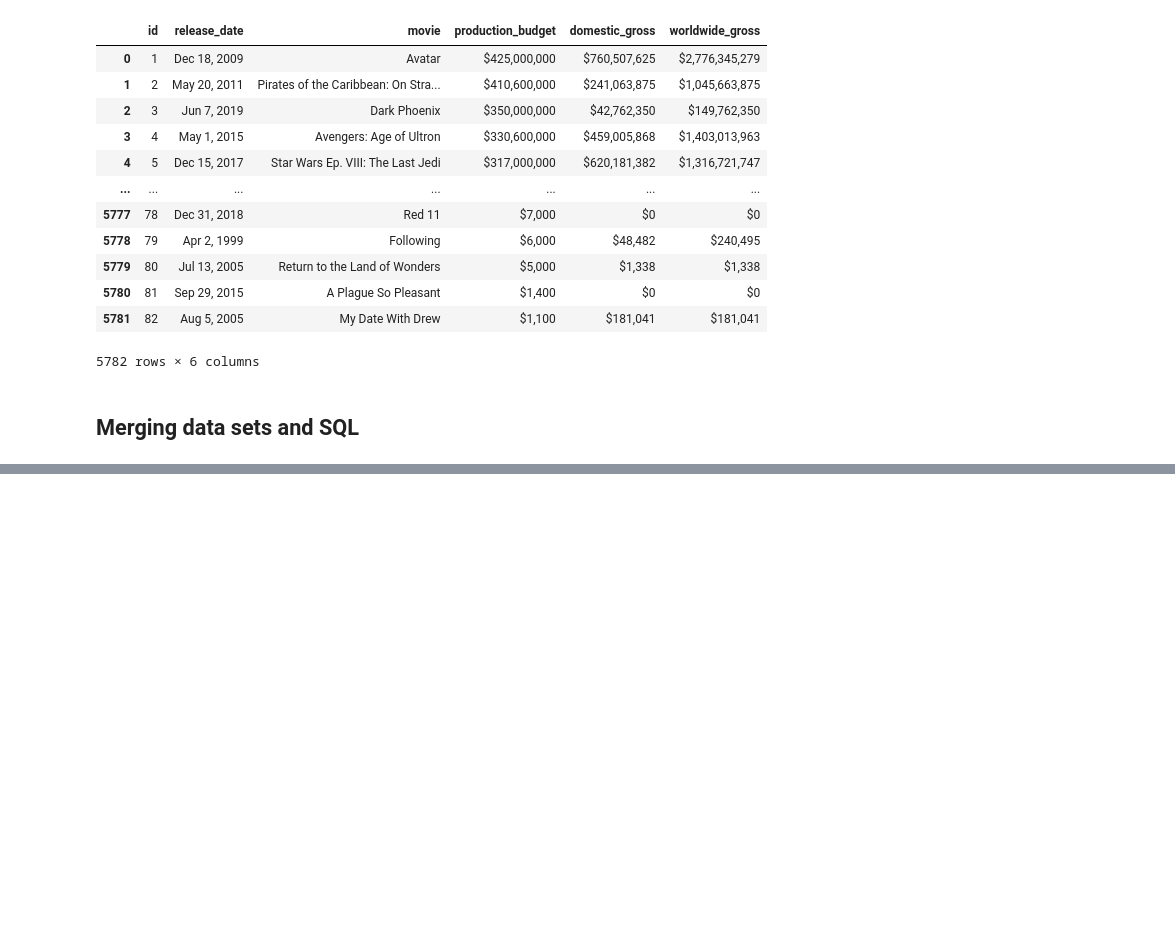
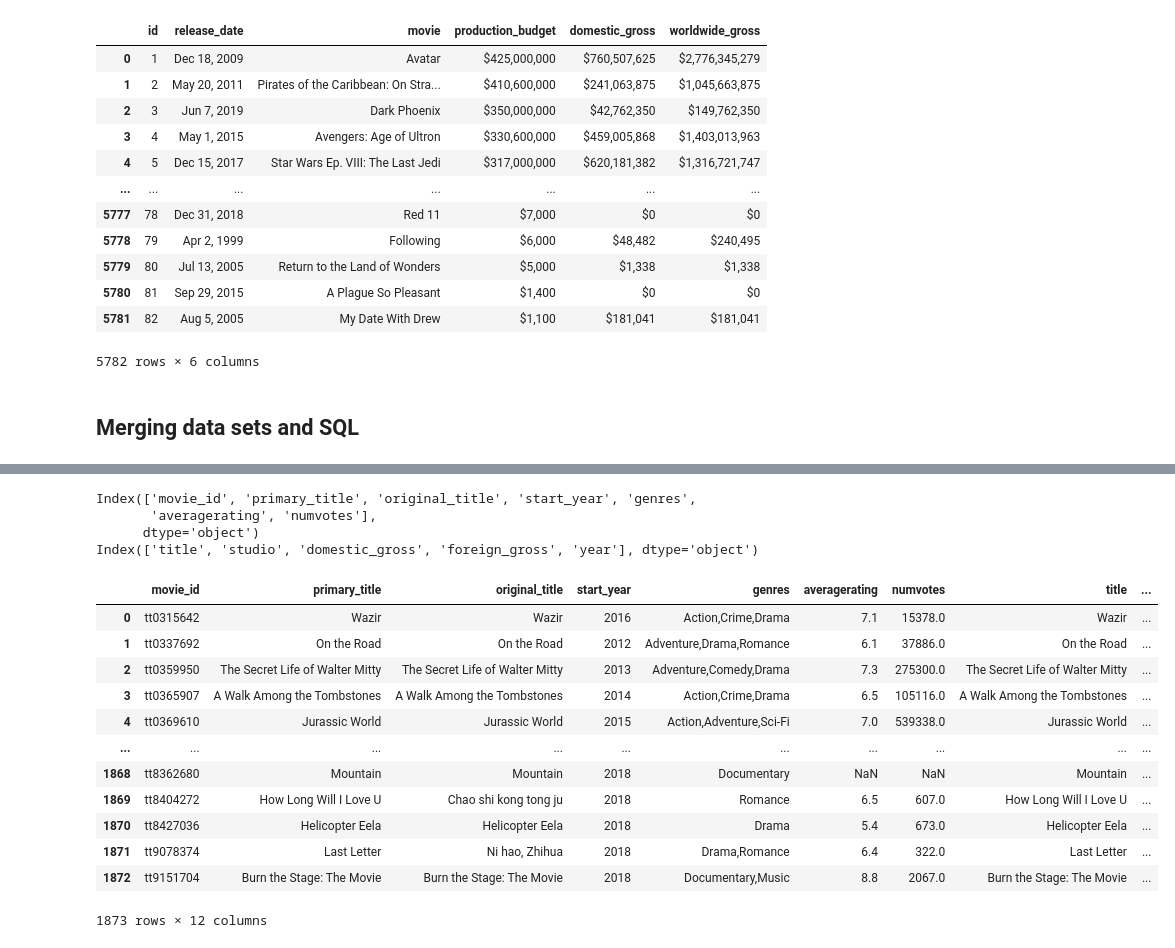
Before and after one commit to fredrickochieng-cell/Group4_Phase2_Project, a Jupyter notebook: Notebooks/hellen.ipynb, the cells around one changed output, grey strips where cells are left out. Saved outputs shown, nothing was run; the diff lists cells and outputs as text; code cells hidden in the pictures; blank space fills up the shorter version.

```diff
--- a/Notebooks/hellen.ipynb
+++ b/Notebooks/hellen.ipynb
@@ -270,3 +270,7 @@ df_tn
 5782 rows × 6 columns
 # %% [markdown]
 ## Merging data sets and SQL
+# %%
+# loading the clean data sets
+df_bom_cleaned = pd.read_csv("cleaned-bom.movies.csv")
+df_bom_cleaned
@@ -272,0 +325,3 @@ df_tn
+# %%
+imdb_df = movie_basics.merge(movie_ratings, on="movie_id", how="left")
+imdb_df
@@ -272,0 +342,31 @@ df_tn
+# %%
+#checking the column names in both data frames
+print(imdb_df.columns)
+print(df_bom_cleaned.columns)
+# %% [output]
+Index(['movie_id', 'primary_title', 'original_title', 'start_year', 'genres',
+       'averagerating', 'numvotes'],
+      dtype='object')
+Index(['title', 'studio', 'domestic_gross', 'foreign_gross', 'year'], dtype='object')
+# %%
+merged_df= imdb_df.merge(
+    df_bom_cleaned,
+    left_on=['primary_title', 'start_year'],
+    right_on=['title', 'year'],
+    how='inner'
+)
+merged_df
+# %% [output]
+|  | movie_id | primary_title | original_title | start_year | genres | averagerating | numvotes | title | ... |
+| 0 | tt0315642 | Wazir | Wazir | 2016 | Action,Crime,Drama | 7.1 | 15378.0 | Wazir | ... |
+| 1 | tt0337692 | On the Road | On the Road | 2012 | Adventure,Drama,Romance | 6.1 | 37886.0 | On the Road | ... |
+| 2 | tt0359950 | The Secret Life of Walter Mitty | The Secret Life of Walter Mitty | 2013 | Adventure,Comedy,Drama | 7.3 | 275300.0 | The Secret Life of Walter Mitty | ... |
+| 3 | tt0365907 | A Walk Among the Tombstones | A Walk Among the Tombstones | 2014 | Action,Crime,Drama | 6.5 | 105116.0 | A Walk Among the Tombstones | ... |
+| 4 | tt0369610 | Jurassic World | Jurassic World | 2015 | Action,Adventure,Sci-Fi | 7.0 | 539338.0 | Jurassic World | ... |
+| ... | ... | ... | ... | ... | ... | ... | ... | ... | ... |
+| 1868 | tt8362680 | Mountain | Mountain | 2018 | Documentary | NaN | NaN | Mountain | ... |
+| 1869 | tt8404272 | How Long Will I Love U | Chao shi kong tong ju | 2018 | Romance | 6.5 | 607.0 | How Long Will I Love U | ... |
+| 1870 | tt8427036 | Helicopter Eela | Helicopter Eela | 2018 | Drama | 5.4 | 673.0 | Helicopter Eela | ... |
+| 1871 | tt9078374 | Last Letter | Ni hao, Zhihua | 2018 | Drama,Romance | 6.4 | 322.0 | Last Letter | ... |
+| 1872 | tt9151704 | Burn the Stage: The Movie | Burn the Stage: The Movie | 2018 | Documentary,Music | 8.8 | 2067.0 | Burn the Stage: The Movie | ... |
+1873 rows × 12 columns
```
Also changed, not shown: parts of 12 cells of this notebook.
